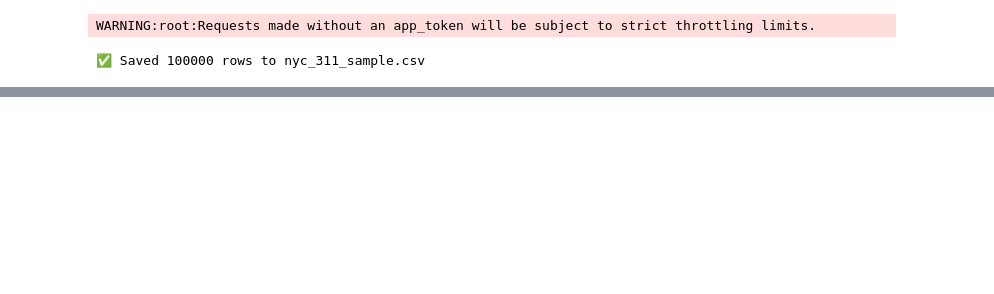
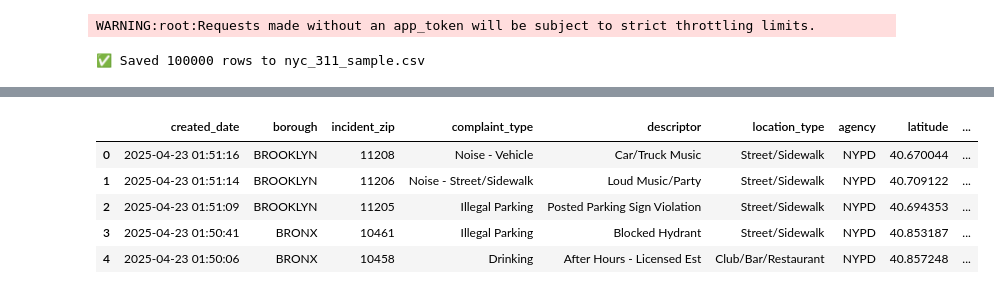
Before and after one commit to kevingutierrez04/311-calls-ny, a Jupyter notebook: download_data.ipynb, the cells around one changed output, grey strips where cells are left out. Cells and saved outputs as stored; diff of their text form; code cells hidden in the pictures; blank space fills up the shorter version.

Commit message:
DATA MERGEDDDD

```diff
--- a/download_data.ipynb
+++ b/download_data.ipynb
@@ -74,0 +46,4 @@ NameError: name 'requests' is not defined
+# %%
+# Viewing 311 data
+nyc_311 = pd.read_csv("nyc_311_sample.csv")
+nyc_311.info
@@ -74,0 +78,28 @@ NameError: name 'requests' is not defined
+# %%
+# Convert 'created_date' to datetime
+nyc_311['created_date'] = pd.to_datetime(
+    nyc_311['created_date'], errors='coerce'
+)
+
+# Filter for 2025 only
+nyc_311_2025 = nyc_311[
+    nyc_311['created_date'].dt.year == 2025
+]
+
+# Select only necessary columns
+cols_to_keep = [
+    'created_date', 'borough', 'incident_zip', 'complaint_type',
+    'descriptor', 'location_type', 'agency', 'latitude', 'longitude'
+]
+
+nyc_311_filtered = nyc_311_2025[cols_to_keep].copy()
+
+# Drop rows without incident_zip and standardize ZIP codes
+nyc_311_filtered = nyc_311_filtered.dropna(subset=['incident_zip'])
+nyc_311_filtered['incident_zip'] = (
+    nyc_311_filtered['incident_zip'].astype(int).astype(str).str.zfill(5)
+)
+
+print(nyc_311_filtered['created_date'].dt.year.value_counts())
+print(nyc_311_filtered['incident_zip'].unique()[:10])
+print(nyc_311_filtered.info())
@@ -74,0 +124,9 @@ NameError: name 'requests' is not defined
+# %%
+nyc_311_filtered.head()
+# %% [output]
+|  | created_date | borough | incident_zip | complaint_type | descriptor | location_type | agency | latitude | ... |
+| 0 | 2025-04-23 01:51:16 | BROOKLYN | 11208 | Noise - Vehicle | Car/Truck Music | Street/Sidewalk | NYPD | 40.670044 | ... |
+| 1 | 2025-04-23 01:51:14 | BROOKLYN | 11206 | Noise - Street/Sidewalk | Loud Music/Party | Street/Sidewalk | NYPD | 40.709122 | ... |
+| 2 | 2025-04-23 01:51:09 | BROOKLYN | 11205 | Illegal Parking | Posted Parking Sign Violation | Street/Sidewalk | NYPD | 40.694353 | ... |
+| 3 | 2025-04-23 01:50:41 | BRONX | 10461 | Illegal Parking | Blocked Hydrant | Street/Sidewalk | NYPD | 40.853187 | ... |
+| 4 | 2025-04-23 01:50:06 | BRONX | 10458 | Drinking | After Hours - Licensed Est | Club/Bar/Restaurant | NYPD | 40.857248 | ... |
```
Also changed, not shown: parts of 11 cells of this notebook, 2 other files.
